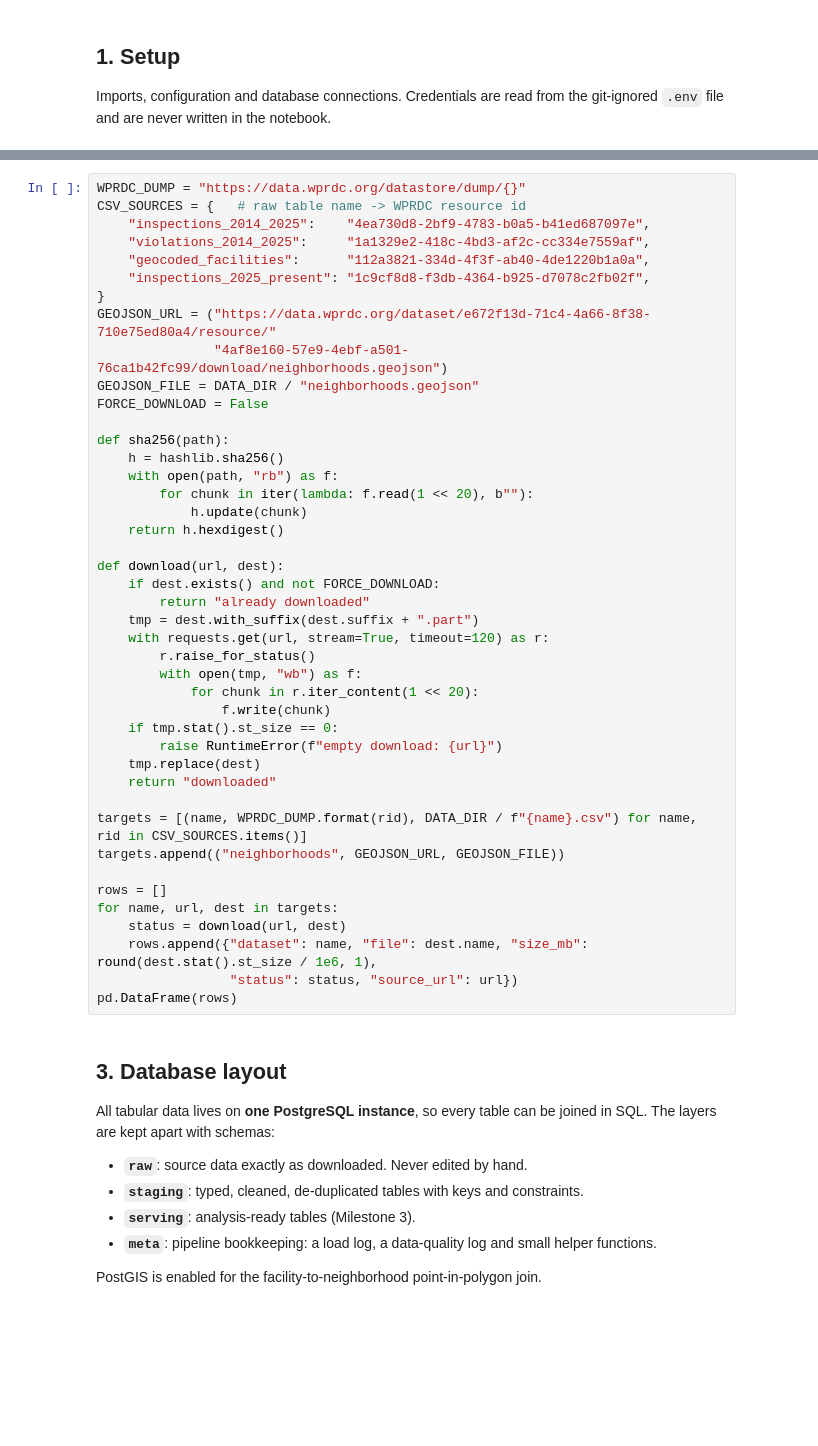
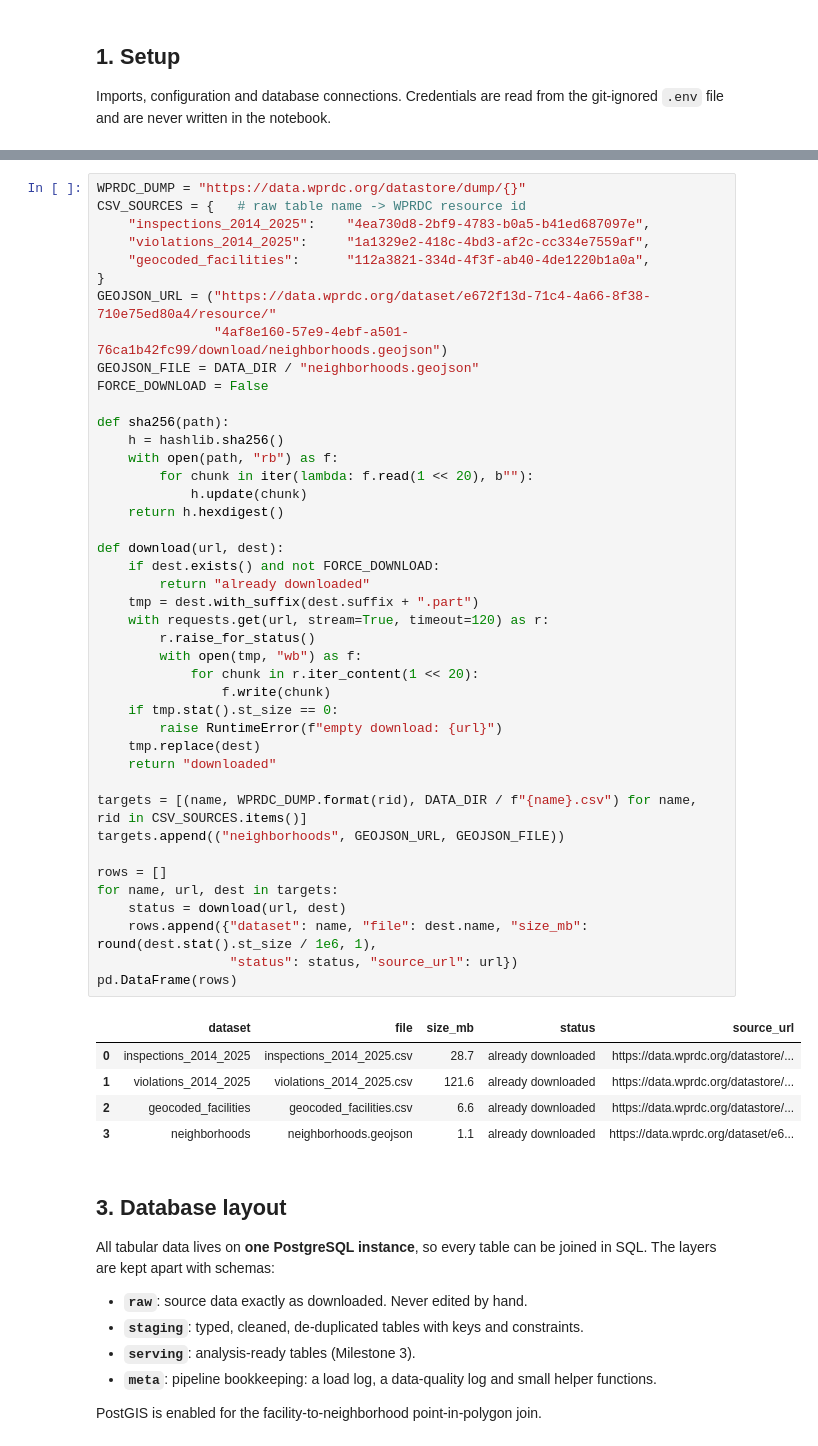
Before and after one commit to tanishakhabe/pittsburgh-food-safety, a Jupyter notebook: food_safety_pipeline.ipynb, the cells around one changed output, grey strips where cells are left out. Saved outputs shown, nothing was run; the diff lists cells and outputs as text; blank space fills up the shorter version.

```diff
--- a/food_safety_pipeline.ipynb
+++ b/food_safety_pipeline.ipynb
@@ -90,7 +97,6 @@ CSV_SOURCES = {   # raw table name -> WPRDC resource id
     "inspections_2014_2025":    "4ea730d8-2bf9-4783-b0a5-b41ed687097e",
     "violations_2014_2025":     "1a1329e2-418c-4bd3-af2c-cc334e7559af",
     "geocoded_facilities":      "112a3821-334d-4f3f-ab40-4de1220b1a0a",
-    "inspections_2025_present": "1c9cf8d8-f3db-4364-b925-d7078c2fb02f",
 }
 GEOJSON_URL = ("https://data.wprdc.org/dataset/e672f13d-71c4-4a66-8f38-710e75ed80a4/resource/"
                "4af8e160-57e9-4ebf-a501-76ca1b42fc99/download/neighborhoods.geojson")
@@ -100,33 +106,39 @@ FORCE_DOWNLOAD = False
 def sha256(path):
     h = hashlib.sha256()
     with open(path, "rb") as f:
         for chunk in iter(lambda: f.read(1 << 20), b""):
             h.update(chunk)
     return h.hexdigest()
 
 def download(url, dest):
     if dest.exists() and not FORCE_DOWNLOAD:
         return "already downloaded"
     tmp = dest.with_suffix(dest.suffix + ".part")
     with requests.get(url, stream=True, timeout=120) as r:
         r.raise_for_status()
         with open(tmp, "wb") as f:
             for chunk in r.iter_content(1 << 20):
                 f.write(chunk)
     if tmp.stat().st_size == 0:
         raise RuntimeError(f"empty download: {url}")
     tmp.replace(dest)
     return "downloaded"
 
 targets = [(name, WPRDC_DUMP.format(rid), DATA_DIR / f"{name}.csv") for name, rid in CSV_SOURCES.items()]
 targets.append(("neighborhoods", GEOJSON_URL, GEOJSON_FILE))
 
 rows = []
 for name, url, dest in targets:
     status = download(url, dest)
     rows.append({"dataset": name, "file": dest.name, "size_mb": round(dest.stat().st_size / 1e6, 1),
                  "status": status, "source_url": url})
 pd.DataFrame(rows)
+# %% [output]
+|  | dataset | file | size_mb | status | source_url |
+| 0 | inspections_2014_2025 | inspections_2014_2025.csv | 28.7 | already downloaded | https://data.wprdc.org/datastore/... |
+| 1 | violations_2014_2025 | violations_2014_2025.csv | 121.6 | already downloaded | https://data.wprdc.org/datastore/... |
+| 2 | geocoded_facilities | geocoded_facilities.csv | 6.6 | already downloaded | https://data.wprdc.org/datastore/... |
+| 3 | neighborhoods | neighborhoods.geojson | 1.1 | already downloaded | https://data.wprdc.org/dataset/e6... |
 # %% [markdown]
 ## 3. Database layout
 All tabular data lives on **one PostgreSQL instance**, so every table can be joined in SQL. The layers are kept apart with schemas:
```
Also changed, not shown: parts of 27 cells of this notebook, 1 other file.
